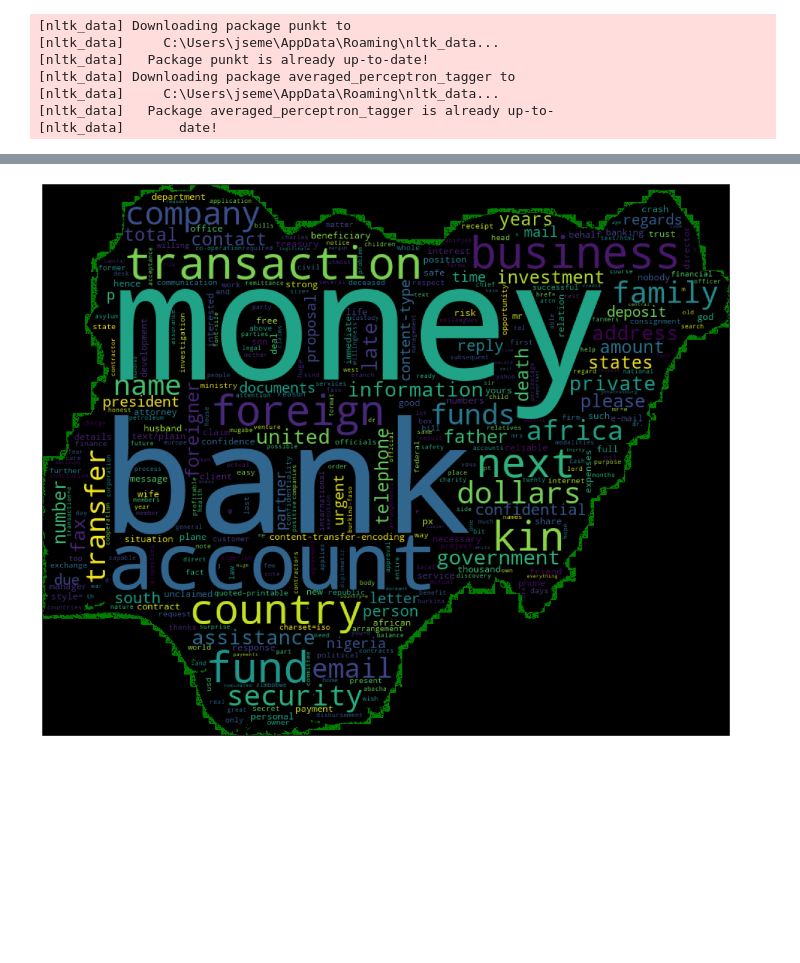
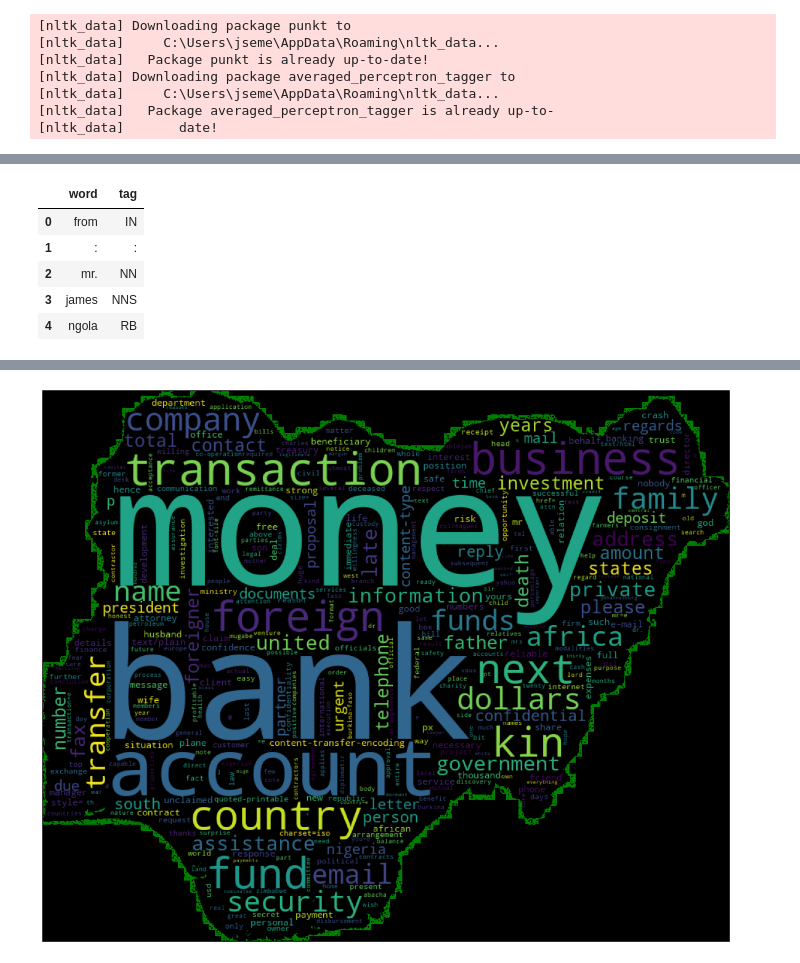
Before and after one commit to JSemelhago/FraudEmailAnalysis, a Jupyter notebook: src/FraudEmails.ipynb, the cells around one changed output, grey strips where cells are left out. Saved outputs shown, nothing was run; the diff lists cells and outputs as text; code cells hidden in the pictures; blank space fills up the shorter version.

Commit message:
Generalization and formatting

```diff
--- a/src/FraudEmails.ipynb
+++ b/src/FraudEmails.ipynb
@@ -23,13 +25,19 @@ logger = logging.getLogger('FraudEmails')
 [nltk_data]   Package averaged_perceptron_tagger is already up-to-
 [nltk_data]       date!
 # %%
+#Open and convert file to String
+
+text = ''
+e = ''
 try:
-    with open('fraudulent-email-corpus/fradulent_emails.txt','r') as file:
-        text = io.open('fraudulent-email-corpus/fradulent_emails.txt').read()
+    with open('../data/fraudulent_emails.txt','r') as file:
+        text = file.read()
 except Exception as e:
     logger.error('Process failed with error: '+repr(e))
 finally:
     file.close()
 
-#Delete everything between From r [.*?] Status: RO
-formatEmails = re.sub('From.*?Status: ?O','',text,flags=re.DOTALL)
+if text and not e:
+    print("Successfully read and transferred file data")
+else:
+    print('Something went wrong!')
@@ -36,7 +49,5 @@ formatEmails = re.sub('From.*?Status: ?O','',text,flags=re.DOTALL)
 # %%
+#Convert to lower case
 formatEmails = formatEmails.lower()
 
-formatEmails = ''.join([i for i in formatEmails if not i.isdigit()])
-
-
-formatEmailsList = nltk.word_tokenize(formatEmails)
+#formatEmails = ''.join([word for word in formatEmails if not word.isdigit()])
@@ -43,3 +56,14 @@ formatEmailsList = nltk.word_tokenize(formatEmails)
 # %%
 #Correspond every entry to tag from https://www.ling.upenn.edu/courses/Fall_2003/ling001/penn_treebank_pos.html
 tags = nltk.pos_tag(formatEmailsList)
+# %%
+df = pd.DataFrame(tags)
+df.columns = ['word','tag']
+df.head()
+# %% [output]
+|  | word | tag |
+| 0 | from | IN |
+| 1 | : | : |
+| 2 | mr. | NN |
+| 3 | james | NNS |
+| 4 | ngola | RB |
```
Also changed, not shown: parts of 9 cells of this notebook, 1 other file.
